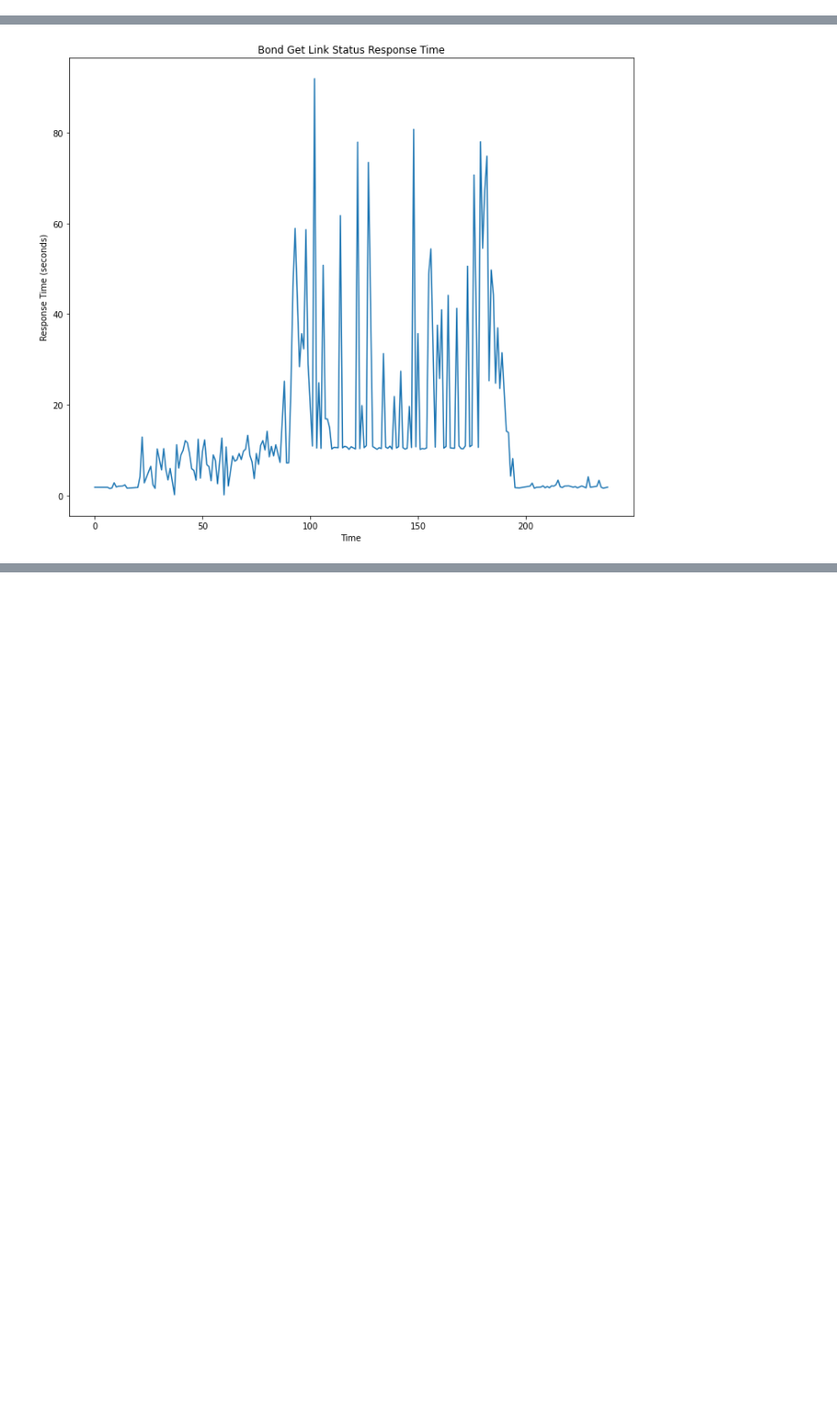
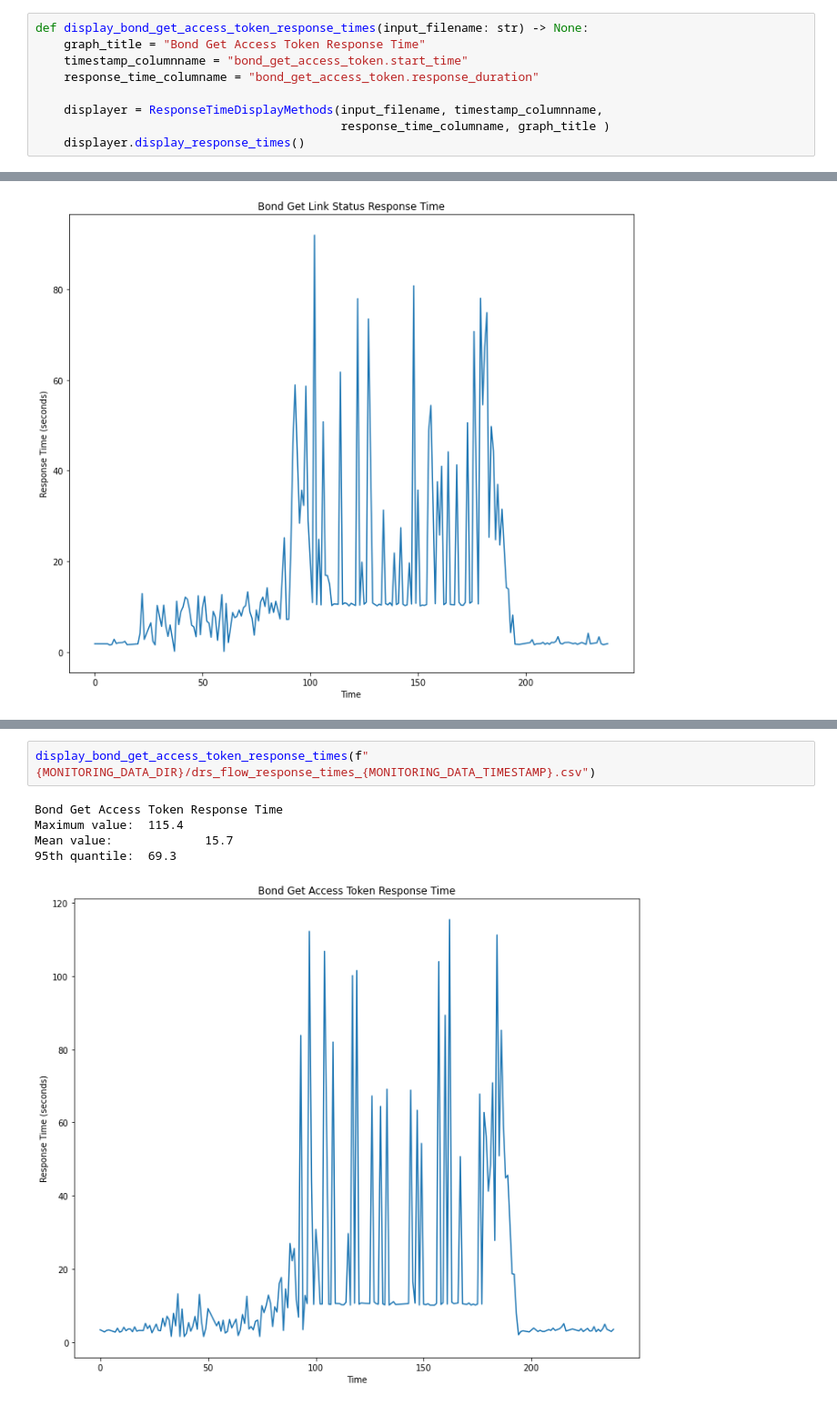
Before and after one commit to mbaumann-broad/terra-worfklow-scale-test-tools, a Jupyter notebook: notebooks/graph_response_time_data.ipynb, the cells around one changed output, grey strips where cells are left out. Shown at 91% size. Drawn from its saved outputs; the diff is of its cells as text; blank space fills up the shorter version.

```diff
--- a/notebooks/graph_response_time_data.ipynb
+++ b/notebooks/graph_response_time_data.ipynb
@@ -91,0 +101,9 @@ def display_bond_get_link_status_response_times(input_filename: str) -> None:
+# %%
+def display_bond_get_access_token_response_times(input_filename: str) -> None:
+    graph_title = "Bond Get Access Token Response Time"
+    timestamp_columnname = "bond_get_access_token.start_time"
+    response_time_columname = "bond_get_access_token.response_duration"
+
+    displayer = ResponseTimeDisplayMethods(input_filename, timestamp_columnname,
+                                           response_time_columname, graph_title )
+    displayer.display_response_times()
@@ -123,0 +168,8 @@ Mean value:             14.0
+# %%
+display_bond_get_access_token_response_times(f"{MONITORING_DATA_DIR}/drs_flow_response_times_{MONITORING_DATA_TIMESTAMP}.csv")
+# %% [output]
+Bond Get Access Token Response Time
+Maximum value:  115.4
+Mean value:             15.7
+95th quantile:  69.3
+[figure, added]
```
Also changed, not shown: parts of 6 cells of this notebook.
